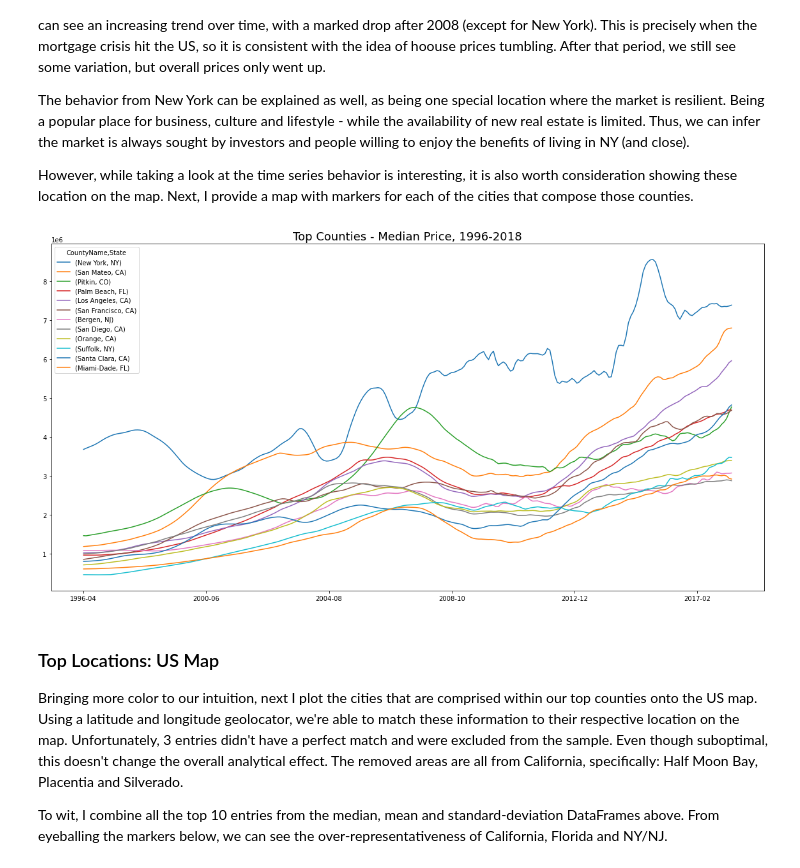
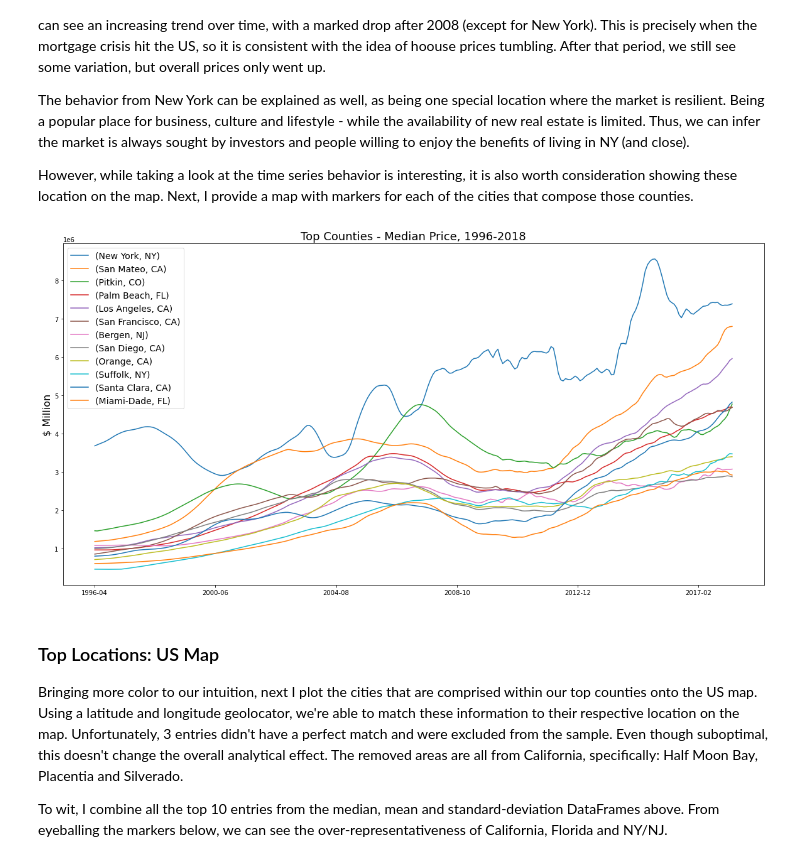
Before and after one commit to ovilar/phase_4-project, a Jupyter notebook: index.ipynb, the cells around one changed output. Drawn from its saved outputs; the diff is of its cells as text; code cells hidden in the pictures.

```diff
--- a/index.ipynb
+++ b/index.ipynb
@@ -340,25 +341,27 @@ However, while taking a look at the time series behavior is interesting, it is a
 # %%
 # List of Top Counties
 county_list = list(set(list(med_county['CountyName'] + ',' + med_county['State']) + list(avg_county['CountyName'] + \
                 ',' + avg_county['State']) + list(std_county['CountyName'] + ',' + std_county['State'])))
 
 # Filtering for Top Counties and removing columns that we don't need
 df = data
 df['County, State'] = data['CountyName'] + ',' + data['State']
 df = df[df['County, State'].isin(county_list) ==  True]
 df = df.loc[:, ~df.columns.isin(['RegionID', 'RegionName', 'SizeRank', 'Metro'])]
 
 # Ordering before reshaping
 county_group = df.groupby(['CountyName', 'State']).max('median').sort_values(by = 'median', ascending = False)
 
 # Reshaping for Plotting the Time Series
 county_long = county_group.T.iloc[:-3]
 
 # Plotting the graph - Top Counties - Median Price, 1996-2018
 county_long.plot(figsize=(20,10))
-plt.title('Top Counties - Median Price, 1996-2018', fontsize = 18);
+plt.title('Top Counties - Median Price, 1996-2018', fontsize = 18)
+plt.ylabel('$ Million', fontsize = 16)
+plt.legend(fontsize = 14);
 # %% [output]
-[figure, old version]
+[figure, new version]
 # %%
 # Country-state list
 county_state_list = set(list(df['City'] + ', ' + df['State']))
```
Also changed, not shown: parts of 15 cells of this notebook.
